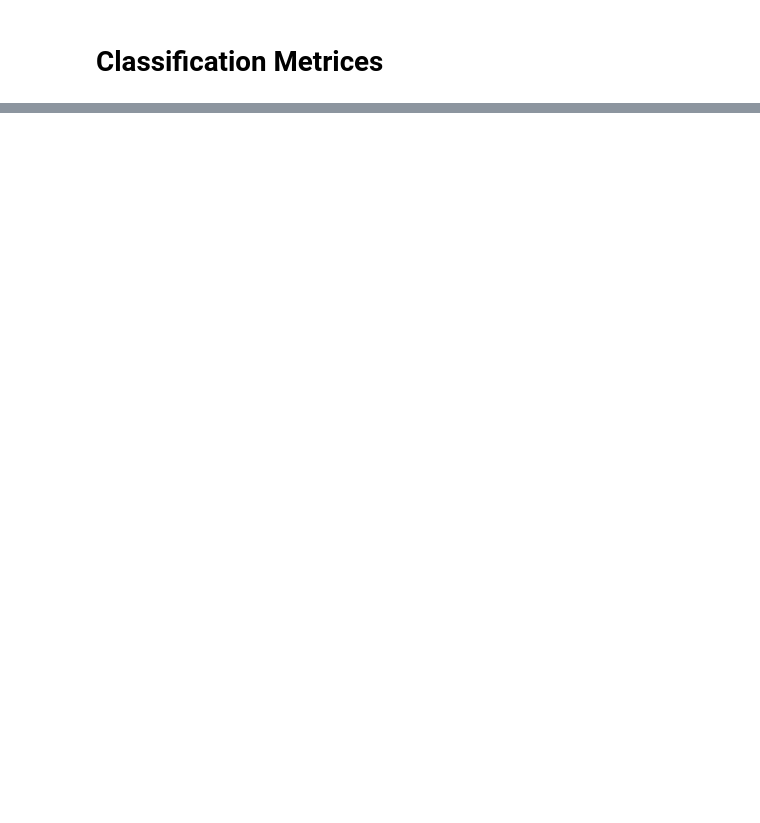
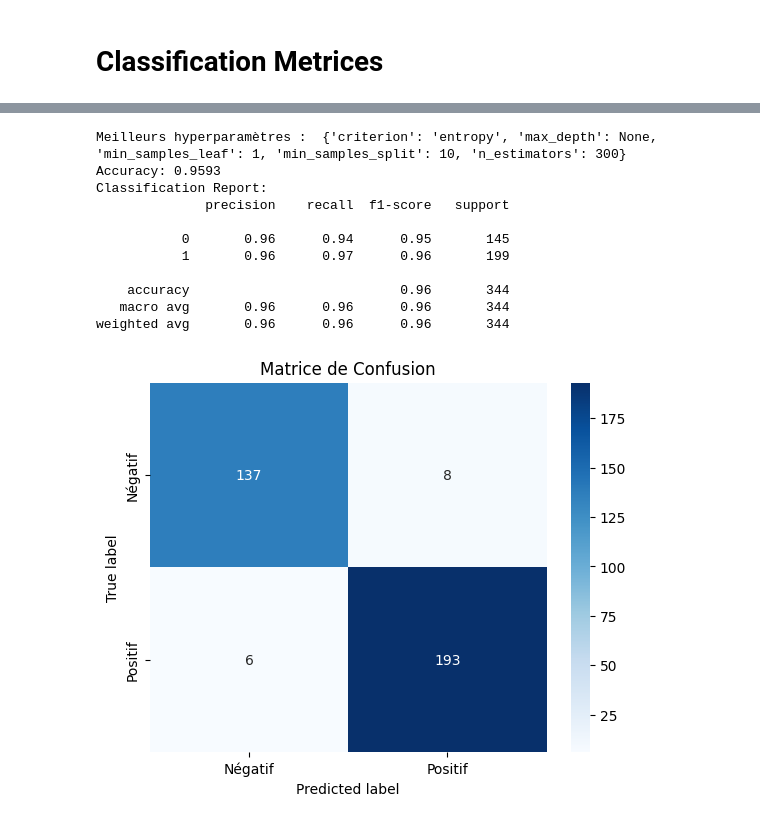
Before and after one commit to KokouNoe/muscoloskeletal_disorder_prediction, a Jupyter notebook: TMC_prediction.ipynb, the cells around one changed output, grey strips where cells are left out. Saved outputs shown, nothing was run; the diff lists cells and outputs as text; code cells hidden in the pictures; blank space fills up the shorter version.

```diff
--- a/TMC_prediction.ipynb
+++ b/TMC_prediction.ipynb
@@ -194,6 +261,4 @@ LightGBM Model accuracy score: 0.9612
 ## **Compare train and test set accuracy**
 
 - Now, I will compare the train-set and test-set accuracy to check for overfitting.
-# %%
-y_pred_train = clf.predict(X_train)
 # %%
@@ -265,0 +479,6 @@ weighted avg       0.96      0.96      0.96       516
+# %%
+# split the dataset into the training set and test set
+X_train, X_test, y_train, y_test = train_test_split(X, y, test_size = 0.2, random_state = 42, stratify=y)
+# Vérifier la distribution des classes
+print(f"Distribution des classes dans les données d'entraînement :\n{pd.Series(y_train).value_counts(normalize=True)}")
+print(f"Distribution des classes dans les données textes :\n{pd.Series(y_test).value_counts(normalize=True)}")
@@ -265,0 +496,10 @@ weighted avg       0.96      0.96      0.96       516
+# %%
+for model in model_list:
+    model.fit(X_train,y_train)
+predictions=pd.DataFrame()
+for model in model_list:
+    y_pred=model.predict(X_test)
+    predictions[f'{model}']=y_pred
+for i in range(len(model_list)):
+    print(f'{predictions.columns[i]}')
+    print(classification_report(y_test,predictions.iloc[:,i]))
@@ -265,0 +559,62 @@ weighted avg       0.96      0.96      0.96       516
+# %%
+from sklearn.model_selection import GridSearchCV
+
+# Définir les hyperparamètres à optimiser
+param_grid = {
+    'criterion': ['gini', 'entropy'],
+    'n_estimators': [100, 200, 300],
+    'max_depth': [None, 10, 20, 30],
+    'min_samples_split': [2, 5, 10],
+    'min_samples_leaf': [1, 2, 4],utilisé depuis un bon moment, aucun problème. Bouton très pratique pour activer/desactiver le mode si un site se présente mal.
+
+Cet avis vous a-t-il été utile ?
+￼
+￼
+￼
+Yoann bzh
+3 mai 2024
+￼
+
+}
+
+# Configurer GridSearchCV avec ExtraTreesClassifier
+grid_search = GridSearchCV(estimator=etc,
+                           param_grid=param_grid,
+                           cv=5,  # validation croisée à 5 plis
+                           n_jobs=-1,  # utiliser tous les cœurs du CPU
+                           scoring='accuracy')  # évaluer par l'exactitude
+
+# Exécuter GridSearchCV
+grid_search.fit(X_train, y_train)
+
+# Afficher les meilleurs hyperparamètres trouvés
+print("Meilleurs hyperparamètres : ", grid_search.best_params_)
+
+# Utiliser les meilleurs hyperparamètres pour prédire sur l'ensemble de test
+best_model = grid_search.best_estimator_
+y_pred = best_model.predict(X_test)
+# Évaluer les performances du modèle optimisé
+accuracy = accuracy_score(y_test, y_pred)
+print(f'Accuracy: {accuracy:.4f}')
+print("Classification Report:")
+print(classification_report(y_test, y_pred))
+# Afficher la matrice de confusion
+conf_matrix = confusion_matrix(y_test, y_pred)
+sns.heatmap(conf_matrix, annot=True, fmt='d', cmap='Blues', xticklabels=['Négatif', 'Positif'], yticklabels=['Négatif', 'Positif'])
+plt.ylabel('True label')
+plt.xlabel('Predicted label')
+plt.title('Matrice de Confusion')
+plt.show()
+# %% [output]
+Meilleurs hyperparamètres :  {'criterion': 'entropy', 'max_depth': None, 'min_samples_leaf': 1, 'min_samples_split': 10, 'n_estimators': 300}
+Accuracy: 0.9593
+Classification Report:
+              precision    recall  f1-score   support
+
+           0       0.96      0.94      0.95       145
+           1       0.96      0.97      0.96       199
+
+    accuracy                           0.96       344
+   macro avg       0.96      0.96      0.96       344
+weighted avg       0.96      0.96      0.96       344
+[figure, added]
```
Also changed, not shown: parts of 57 cells of this notebook, 1 other file.
